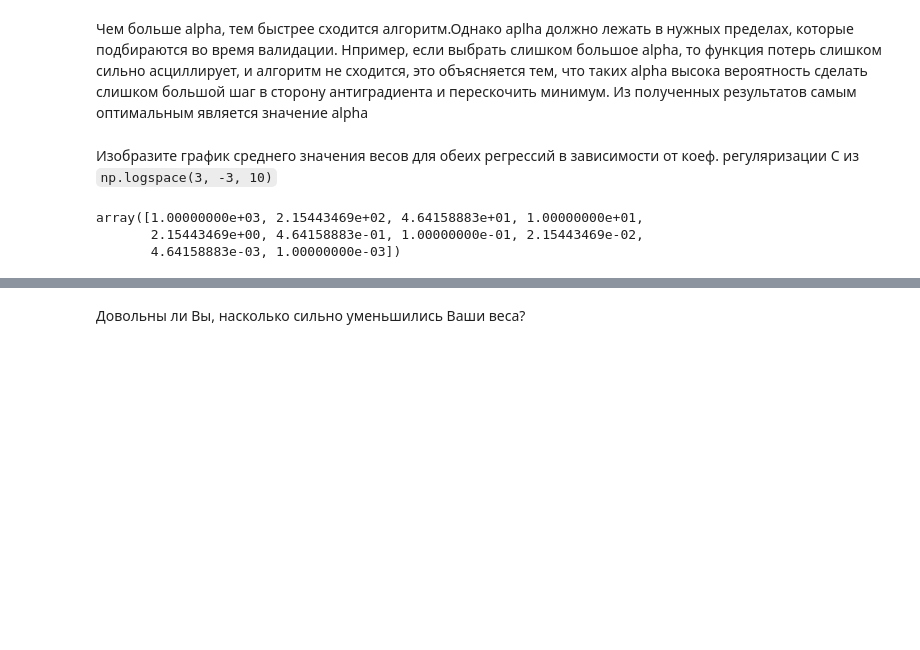
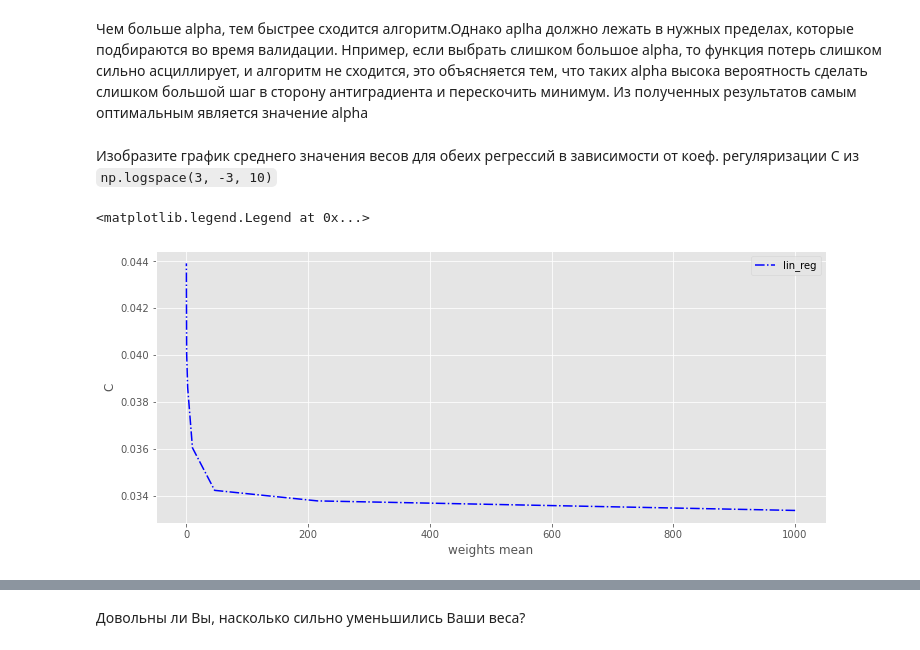
Before and after one commit to nelly125/ML_2021, a Jupyter notebook: Perfilyeva_Nelly_hw_2.ipynb, the cells around one changed output, grey strips where cells are left out. Saved outputs shown, nothing was run; the diff lists cells and outputs as text; code cells hidden in the pictures; blank space fills up the shorter version.

```diff
--- a/Perfilyeva_Nelly_hw_2.ipynb
+++ b/Perfilyeva_Nelly_hw_2.ipynb
@@ -524,17 +541,3 @@ plt.legend()
-# %%
-K=10
-N=1000
-plt.figure(figsize=(14, 12))
-for a in [0.05,0.01,0.001,0.0001]:
-    my_clf_lin=MySGDClassifier(batch_generator,max_epoch=K,alpha=a)
-    my_clf_lin.fit(X,y)
-    epoch=[]
-    loss=[]
-    for i in range(0,len(my_clf_lin.errors_log['iter']),N):
-        epoch.append(i/N)
-        loss.append(sum(my_clf_lin.errors_log['loss'][i:i+N])/N)
-    plt.plot(epoch, loss, label=f'alpha={a}')
-plt.legend()
 # %%
 len(my_clf_lin.errors_log['loss'])
 # %% [output]
@@ -542,13 +544,0 @@ len(my_clf_lin.errors_log['loss'])
-# %%
-plt.figure()
-
-N = 100
-alpha = [0.0005, 0.001, 0.01, 0.05]
-for alpha_test in alpha:
-    my_clf_lin = MySGDClassifier(batch_generator, max_epoch=50,
-                          model_type='lin_reg', batch_size=100, alpha=alpha_test)
-    my_clf_lin.fit(X, y)
-    loss = np.array([np.mean(my_clf_lin.errors_log['loss'][i * N: (i + 1) * N])
-                     for i in range(len(my_clf_lin.errors_log['loss']) // N)])
-    plt.plot(loss, label=f'alpha={alpha_test}')
-    plt.legend()
@@ -566,23 +548,28 @@ ip.register_magics(jupyternotify.JupyterNotifyMagics)
 Чем больше alpha, тем быстрее сходится алгоритм.Однако aplha должно лежать в нужных пределах, которые подбираются во время валидации. Нпример, если выбрать слишком большое alpha, то функция потерь слишком сильно асциллирует, и алгоритм не сходится, это объясняется тем, что таких alpha высока вероятность сделать слишком большой шаг в сторону антиградиента и перескочить минимум. Из полученных результатов самым оптимальным является значение alpha
 # %% [markdown]
 Изобразите график среднего значения весов для обеих регрессий в зависимости от коеф. регуляризации С из `np.logspace(3, -3, 10)`
-# %%
-np.logspace(3, -3, 10)
-# %% [output]
-array([1.00000000e+03, 2.15443469e+02, 4.64158883e+01, 1.00000000e+01,
-       2.15443469e+00, 4.64158883e-01, 1.00000000e-01, 2.15443469e-02,
-       4.64158883e-03, 1.00000000e-03])
 # %%
 weights_lin = []
 weights_log = []
 C = np.logspace(3, -3, 10)
 for C_test in C:
     my_clf_lin = MySGDClassifier(batch_generator, max_epoch=10, C=C_test,
-                    model_type='lin_reg', batch_size=100, alpha=0.01)
+                                 model_type='lin_reg', batch_size=100,
+                                 alpha=0.01)
     my_clf_lin.fit(X, y)
     weights_lin.append(np.mean(my_clf_lin.weights))
-
-    my_clf_log = MySGDClassifier(batch_generator, model_type="log_reg", max_epoch=10, batch_size=100,
-                          alpha=0.01, C=C_test)
+    my_clf_log = MySGDClassifier(batch_generator, model_type="log_reg",
+                                 max_epoch=10, batch_size=100,
+                                 alpha=0.01, C=C_test)
     my_clf_log.fit(X, y)
     weights_log.append(np.mean(my_clf_log.weights))
+# %%
+plt.figure()
+ax = plt.subplot()
+ax.plot(C, weights_lin, 'b-.', label='lin_reg')
+ax.set_xlabel('weights mean')
+ax.set_ylabel('C')
+ax.legend()
+# %% [output]
+<matplotlib.legend.Legend at 0x...>
+[figure, added]
```
Also changed, not shown: parts of 56 cells of this notebook.
